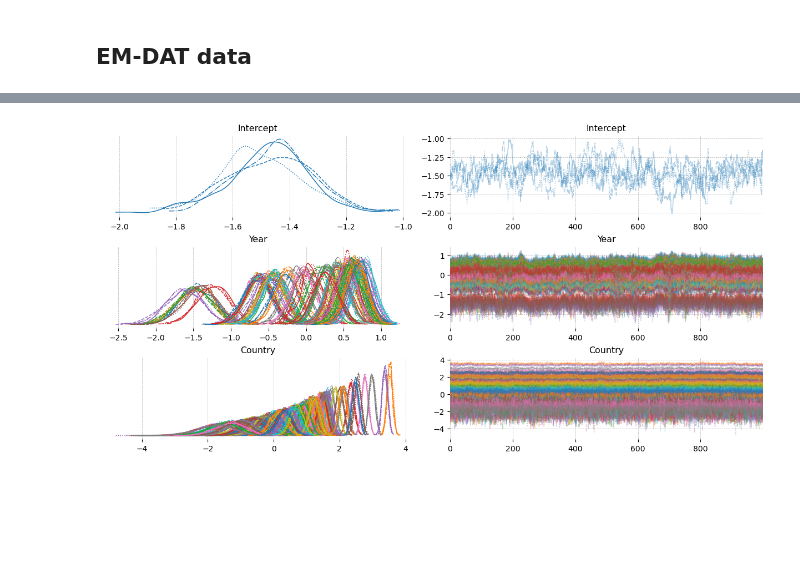
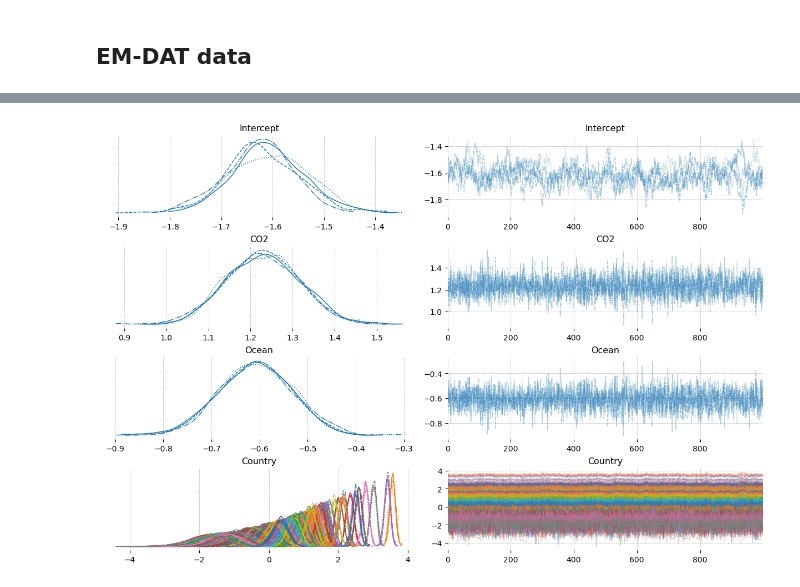
Before and after one commit to jessegrabowski/laos-climate-change, a Jupyter notebook: notebooks/42 Disaster Prob.ipynb, the cells around one changed output, grey strips where cells are left out. Saved outputs shown, nothing was run; the diff lists cells and outputs as text; code cells hidden in the pictures; blank space fills up the shorter version.

```diff
--- a/notebooks/42 Disaster Prob.ipynb
+++ b/notebooks/42 Disaster Prob.ipynb
@@ -164,0 +148,6 @@ df
+# %%
+df_clim = df_clim.reset_index()
+df_clim['Start_Year'] = df_clim['Date'].dt.year.astype('str')
+df_clim['Start_Year'] = df_clim['Start_Year'].astype('int64')
+df = pd.merge(df, df_clim[['Start_Year','Temp','co2']], on='Start_Year', how='left')
+df = df.dropna()
@@ -166,20 +189,23 @@ df
 POST_PRED_KWARGS = dict(return_inferencedata=True, extend_inferencedata=True)
 # %%
 COORDS = {'Country_vals':df['ISO'].cat.categories.values,
-          'Year_vals':df['Start_Year'].cat.categories.values,
+          #'Year_vals':df['Start_Year'].cat.categories.values,
           "obs_idx": df.index}
 
 with pm.Model(coords=COORDS) as disaster_model:
 
     b0 = pm.Normal("Intercept", mu=0, sigma=1)
     b1 = pm.Normal("Country", mu=0, sigma=1, dims="Country_vals")
-    b2 = pm.Normal("Year", mu=0, sigma=1, dims="Year_vals")
+   # b2 = pm.Normal("Year", mu=0, sigma=1, dims="Year_vals")
+    b3 = pm.Normal("Ocean", mu=0, sigma=1)
+    b4 = pm.Normal("CO2", mu=0, sigma=1)
 
-    country_data = pm.ConstantData('country_data', df['ISO'].cat.codes.to_numpy(), dims="obs_idx")
-    year_data = pm.ConstantData('year_data', df['Start_Year'].cat.codes.to_numpy(), dims="obs_idx")
+    country_data = pm.Data('country_data', df['ISO'].cat.codes.to_numpy(), dims="obs_idx")
+#    year_data = pm.Data('year_data', df['Start_Year'].cat.codes.to_numpy(), dims="obs_idx")
 
-    # not making this a Deterministic because it would take the dims of # of datapoints
-    theta = b0 + b1[country_data] + b2[year_data]
+    theta = (b0 + b1[country_data]
+        #+ b2[year_data]
+        + b3*df['Temp']/100 + b4*df['co2']/100)
 
     # ## Define Poisson likelihood
     y_hat = pm.Poisson("y_hat", mu=pm.math.exp(theta), observed=df['dis_count'].values)
@@ -208,6 +234,6 @@ pm.model_to_graphviz(disaster_model)
 # %% [output]
 [drawing not drawn]
 # %%
-az.plot_trace(dis_idata, var_names=['Intercept','Year','Country']);
+az.plot_trace(dis_idata, var_names=['Intercept','CO2','Ocean','Country']);
 # %% [output]
-[figure, old version]
+[figure, new version]
```
Also changed, not shown: parts of 24 cells of this notebook.
